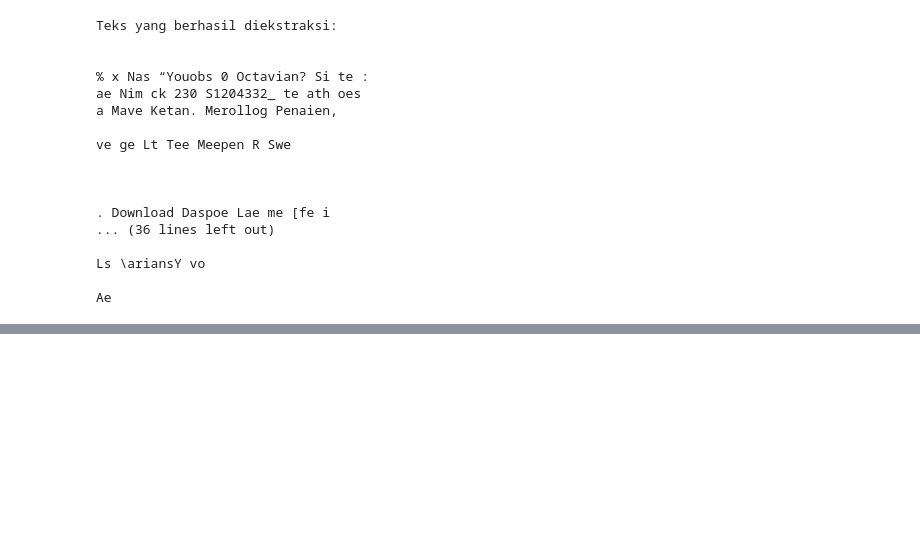
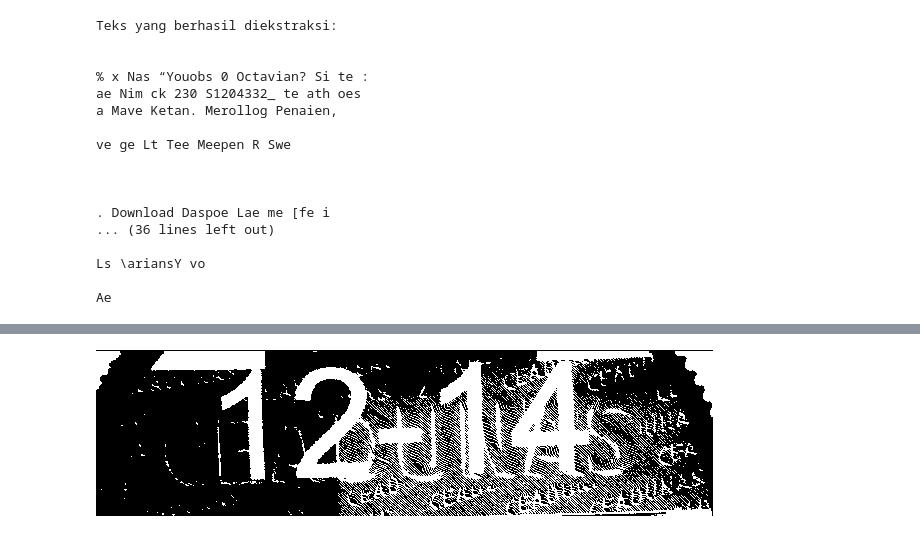
Before and after one commit to arezyhs/Python-Digital-Image-Processing-Projects, a Jupyter notebook: digital-image-processing-project.ipynb, the cells around one changed output, grey strips where cells are left out. Drawn from its saved outputs; the diff is of its cells as text; code cells hidden in the pictures; blank space fills up the shorter version.

```diff
--- a/digital-image-processing-project.ipynb
+++ b/digital-image-processing-project.ipynb
@@ -236,0 +259,93 @@ Ae
+# %%
+# import pustaka
+import numpy as np
+import pytesseract
+import imutils
+import cv2
+
+# tambahan untuk Google Colab
+from google.colab.patches import cv2_imshow
+from google.colab import files
+
+# unggah gambar
+uploaded = files.upload()
+image_path = list(uploaded.keys())[0]  # mengambil nama file yang diunggah
+
+# pipeline image processing
+# upload gambar
+image = cv2.imread(image_path)  # load image
+gray = cv2.cvtColor(image, cv2.COLOR_BGR2GRAY)  # konversi ke grayscale
+
+# threshold Otsu's method untuk image (pertama)
+thresh = cv2.threshold(gray, 0, 255,
+	cv2.THRESH_BINARY_INV | cv2.THRESH_OTSU)[1]
+print("Hasil Threshold Otsu's Method pada Gambar: ")
+cv2_imshow(thresh)  # output berupa teks yg di-ocr jadi putih.
+
+# aplikasi distance transform untuk kalkulasi pixel 0 terdekat untuk setiap pixel pada image
+dist = cv2.distanceTransform(thresh, cv2.DIST_L2, 5)  # thresh image pakai maskSize 5x5
+
+# normalisasi distance transform yang berada di range [0,1].
+# lalu konversi distance transform kembali ke unsigned 8-bit interger di range [0,255]
+dist = cv2.normalize(dist, dist, 0, 1.0, cv2.NORM_MINMAX)
+dist = (dist * 255).astype("uint8")
+print("Hasil Distance Transform: ")
+cv2_imshow(dist)
+# dari kode di atas, seharusnya distance transform mulai mengggambarkan digit text yang ada
+# dikarenakan adanya distance yang luas dari foreground pixel dari background.
+
+# threshold distance transform via Otsu's method (kedua)
+# outsu ke dist map.
+dist = cv2.threshold(dist, 0, 255,
+	cv2.THRESH_BINARY | cv2.THRESH_OTSU)[1]
+print("Hasil Threshold Otsu's Method pada Hasil Distance Transform: ")
+cv2_imshow(dist)
+
+# aplikasi operasi morfologi (opening) untuk memisahkan komponen pada gambar.
+kernel = cv2.getStructuringElement(cv2.MORPH_ELLIPSE, (7, 7))
+opening = cv2.morphologyEx(dist, cv2.MORPH_OPEN, kernel)
+print("Hasil Opening Gambar: ")
+cv2_imshow(opening)
+
+# mencari contours pada image opening, lalu inisiaslisasi list contour
+# yang dimiliki ke karakter OCR.
+cnts = cv2.findContours(opening.copy(), cv2.RETR_EXTERNAL,
+	cv2.CHAIN_APPROX_SIMPLE)  # mencari contour dari noise dan karakter.
+cnts = imutils.grab_contours(cnts)
+chars = []
+
+# looping pencarian countour untuk filtering
+for c in cnts:
+	# compute the bounding box of the contour
+	(x, y, w, h) = cv2.boundingRect(c)
+	# cek jika lebar countour 35px dengan tinggi 100px.
+	# masukkan contour ke digit.
+	if w >= 35 and h >= 100:
+		chars.append(c)
+
+# komputasi convex hull dari karakter
+chars = np.vstack([chars[i] for i in range(0, len(chars))])
+hull = cv2.convexHull(chars)
+
+# alokasi memori untuk convex hull mask, lalu gambar convex hull pada image
+# pada image untuk proses enlarge melalui dilasi.
+mask = np.zeros(image.shape[:2], dtype="uint8")  # alokasi memori utk mask
+cv2.drawContours(mask, [hull], -1, 255, -1)  # gambar convex hull pada digit
+mask = cv2.dilate(mask, None, iterations=2)  # proses dilasi mask
+print("Hasil Convex Hull Mask Gambar: ")
+cv2_imshow(mask)
+
+# ambil bitwise dari opening image lalu aplikasi mask untuk membuka
+# hanya karakter pada image.
+final = cv2.bitwise_and(opening, opening, mask=mask)
+
+# proses OCR input image menggunakan Tesseract
+# psm = memperlakukan gambar sebagai satu kata dgn Whitelist digit 0-9
+options = "--psm 8 -c tessedit_char_whitelist=0123456789"
+text = pytesseract.image_to_string(final, config=options)
+print("Hasil Teks OCR: ", text)
+
+# menampilkan hasil output image.
+print("Hasil Final: ")
+cv2_imshow(final)
+# %% [output]
@@ -236,0 +355 @@ Ae
+[figure, added]
```
Also changed, not shown: parts of 7 cells of this notebook.
